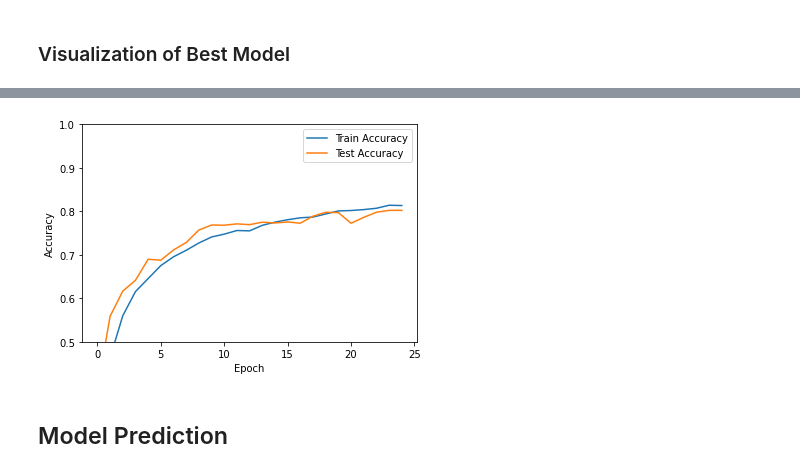
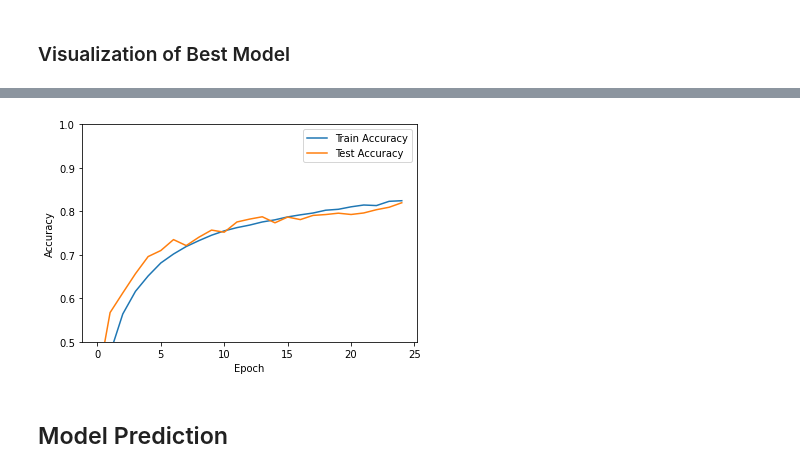
Before and after one commit to NevilleMthw/CIFAR-10-Project, a Jupyter notebook: Formatted NB.ipynb, the cells around one changed output, grey strips where cells are left out. Drawn from its saved outputs; the diff is of its cells as text; code cells hidden in the pictures.

```diff
--- a/Formatted NB.ipynb
+++ b/Formatted NB.ipynb
@@ -62,10 +62,8 @@ path_to_check = os.path.join('', 'image_recognition_dataset.pth')
 data_path = path_to_check
 
 
-def load_coursework_data():
+def load_dataset():
     if not os.path.exists(path_to_check):
-        print("Cannot find the dataset on local !")
-        print("Downloading the dataset from cloud, it may take several mintues.")
         url = 'https://www.dropbox.com/s/j05hyf667ikzu4s/image_recognition_dataset.pth?dl=1'
         filename = wget.download(url)
         data_path = os.path.join('', filename)
@@ -79,7 +77,7 @@ def load_coursework_data():
 # %% [markdown]
 ### <a name="dataset_split">Splitting the Dataset into the Train & Test set</a>
 # %%
-train_imgs, train_labels, test_imgs, test_labels = load_coursework_data()
+train_imgs, train_labels, test_imgs, test_labels = load_dataset()
 # %% [output]
 Data found on local image_recognition_dataset.pth
 # %% [markdown]
@@ -317,5 +281,20 @@ vgg_model = model1.fit(rotated_train_img, Y_train, batch_size=128, epochs=10,
 # %% [markdown]
 #### <a name="resnet50_cnn_model">ResNet-50 CNN Model</a>
+# %%
+def preprocess_image_resnet50(data_images: None) -> None:
+  """
+  Function to preprocess the images for ResNet50 model.
+  :param data_images: Images to be preprocessed.
+  :return: Preprocessed images.
+  :rtype: None
+  """
+  data_images = data_images.astype('float32')
+  output_images = tf.keras.applications.resnet50.preprocess_input(data_images)
+  return output_images
+
+# Using function to preprocess the images.
+train_X = preprocess_image_resnet50(train_imgs)
+valid_X = preprocess_image_resnet50(test_imgs)
 # %%
 # Reference: https://github.com/y33-j3T/Coursera-Deep-Learning/blob/master/Advanced%20Computer%20Vision%20with%20TensorFlow/Week%201%20-%20Introduction%20to%20Computer%20Vision/Copy%20of%20C3_W1_Lab_2_Transfer_Learning_CIFAR_10.ipynb
 
@@ -407,5 +373,5 @@ _________________________________________________________________
 # %%
-# Training model for 10 epochs
-model.fit(rotated_train_img, Y_train, epochs=10,
-          validation_data=(rotated_test_img, Y_test))
+# Training ResNet50 model for 4 epochs.
+resnet_model = model.fit(train_X, train_labels, epochs=4,
+          validation_data=(valid_X, test_labels), batch_size=64)
 # %% [output]
@@ -548,14 +517,14 @@ print('Test accuracy on test data split:', test_acc2)
 ### <a name="visualization_best_cnn_model">Visualization of Best Model</a>
 # %%
 # Create line graph for displaying test and train accuracy.
-plt.plot(hist.history['accuracy'], label='Train Accuracy')
-plt.plot(hist.history['val_accuracy'], label='Test Accuracy')
+plt.plot(best_cnn_model.best_model.history['accuracy'], label='Train Accuracy')
+plt.plot(best_cnn_model.best_model.history['val_accuracy'], label='Test Accuracy')
 plt.xlabel('Epoch')
 plt.ylabel('Accuracy')
 plt.ylim([0.5, 1])
 plt.legend(loc='best')
 
 # Calculate the test accuracy.
-test_loss3, test_acc3, *_ = model.evaluate(rotated_test_img, Y_test)
-print('Test accuracy on test data split:', test_acc3)
+test_acc, test_loss, *_ = best_cnn_model.model2.evaluate(rotated_test_img, Y_test)
+print('Test accuracy on test data split -> ', test_acc)
 # %% [output]
@@ -564,4 +533,4 @@ Test accuracy on test data split: 0.7714999914169312
-[figure, old version]
+[figure, new version]
 # %% [markdown]
 ## <a name="model_prediction">Model Prediction</a>
 # %% [markdown]
```
Also changed, not shown: parts of 22 cells of this notebook.
